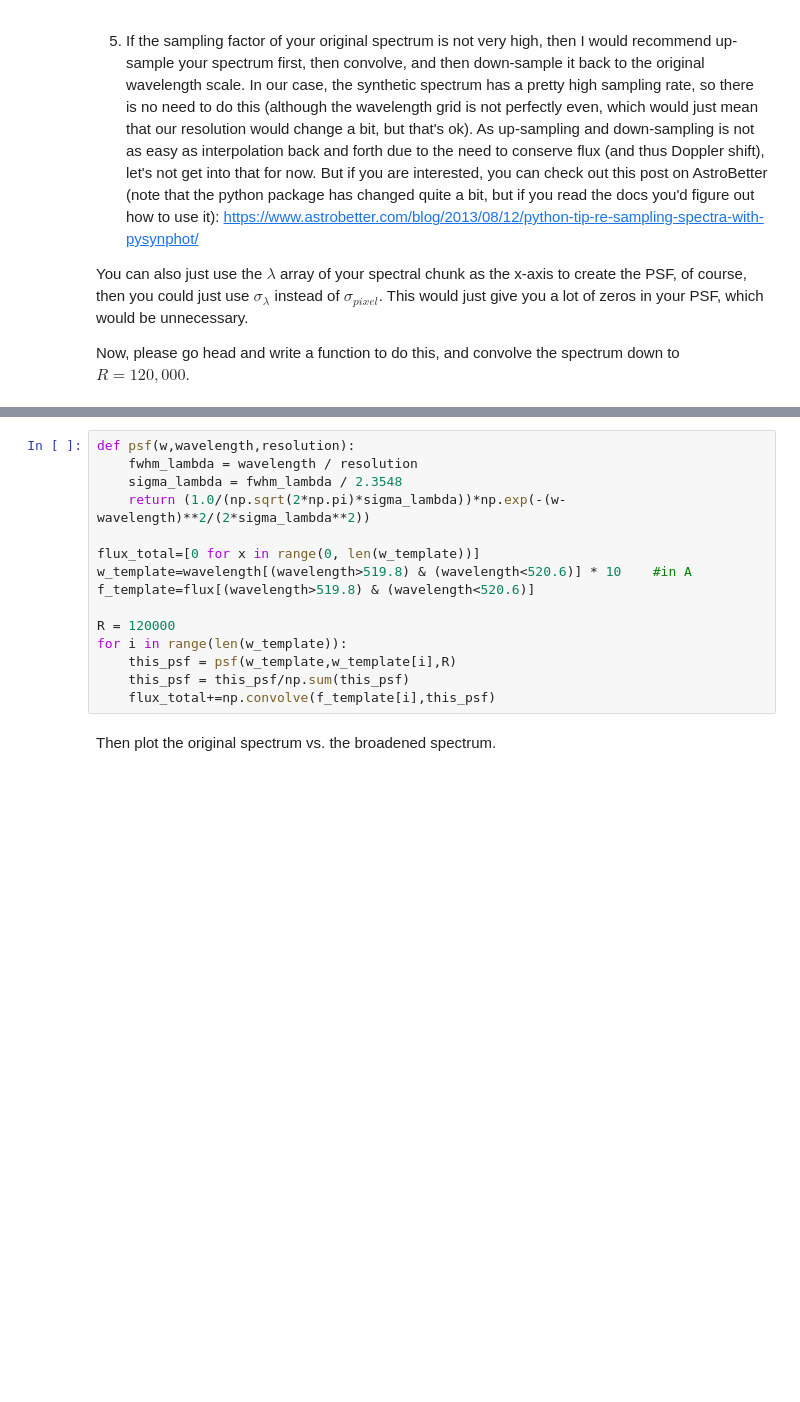
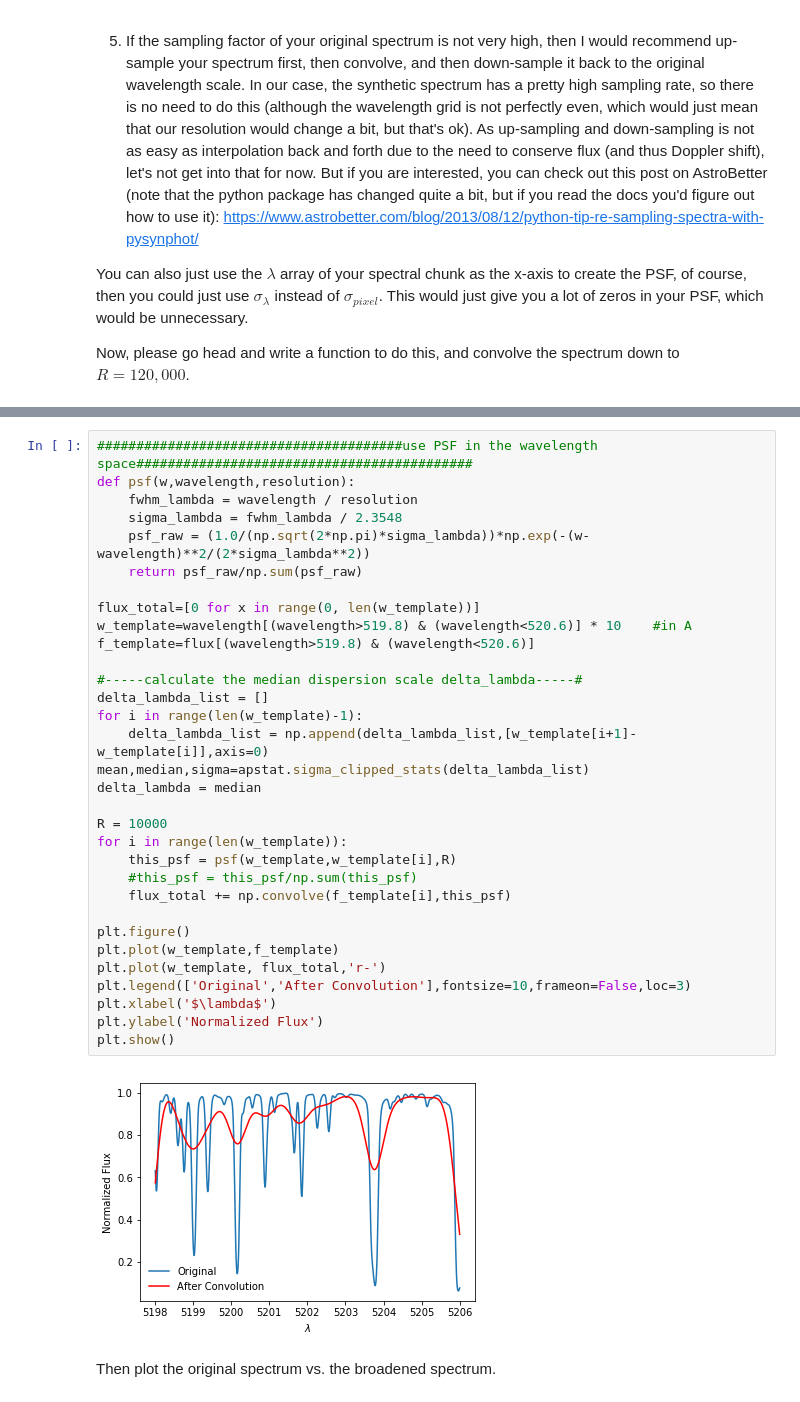
Before and after one commit to sharonxuesong/rv_tutorial, a Jupyter notebook: notebook/basic_ccf.ipynb, the cells around one changed output, grey strips where cells are left out. Drawn from its saved outputs; the diff is of its cells as text; blank space fills up the shorter version.

```diff
--- a/notebook/basic_ccf.ipynb
+++ b/notebook/basic_ccf.ipynb
@@ -256,17 +320,36 @@ Now, please go head and write a function to do this, and convolve the spectrum d
 # %%
+#######################################use PSF in the wavelength space###########################################
 def psf(w,wavelength,resolution):
     fwhm_lambda = wavelength / resolution
     sigma_lambda = fwhm_lambda / 2.3548
-    return (1.0/(np.sqrt(2*np.pi)*sigma_lambda))*np.exp(-(w-wavelength)**2/(2*sigma_lambda**2))
+    psf_raw = (1.0/(np.sqrt(2*np.pi)*sigma_lambda))*np.exp(-(w-wavelength)**2/(2*sigma_lambda**2))
+    return psf_raw/np.sum(psf_raw)
 
 flux_total=[0 for x in range(0, len(w_template))]
 w_template=wavelength[(wavelength>519.8) & (wavelength<520.6)] * 10    #in A
 f_template=flux[(wavelength>519.8) & (wavelength<520.6)]
 
-R = 120000
+#-----calculate the median dispersion scale delta_lambda-----#
+delta_lambda_list = []
+for i in range(len(w_template)-1):
+    delta_lambda_list = np.append(delta_lambda_list,[w_template[i+1]-w_template[i]],axis=0)
+mean,median,sigma=apstat.sigma_clipped_stats(delta_lambda_list)
+delta_lambda = median
+
+R = 10000
 for i in range(len(w_template)):
     this_psf = psf(w_template,w_template[i],R)
-    this_psf = this_psf/np.sum(this_psf)
-    flux_total+=np.convolve(f_template[i],this_psf)
+    #this_psf = this_psf/np.sum(this_psf)
+    flux_total += np.convolve(f_template[i],this_psf)
+
+plt.figure()
+plt.plot(w_template,f_template)
+plt.plot(w_template, flux_total,'r-')
+plt.legend(['Original','After Convolution'],fontsize=10,frameon=False,loc=3)
+plt.xlabel('$\lambda$')
+plt.ylabel('Normalized Flux')
+plt.show()
+# %% [output]
+[figure, added]
 # %% [markdown]
 Then plot the original spectrum vs. the broadened spectrum.
```
Also changed, not shown: parts of 11 cells of this notebook.
